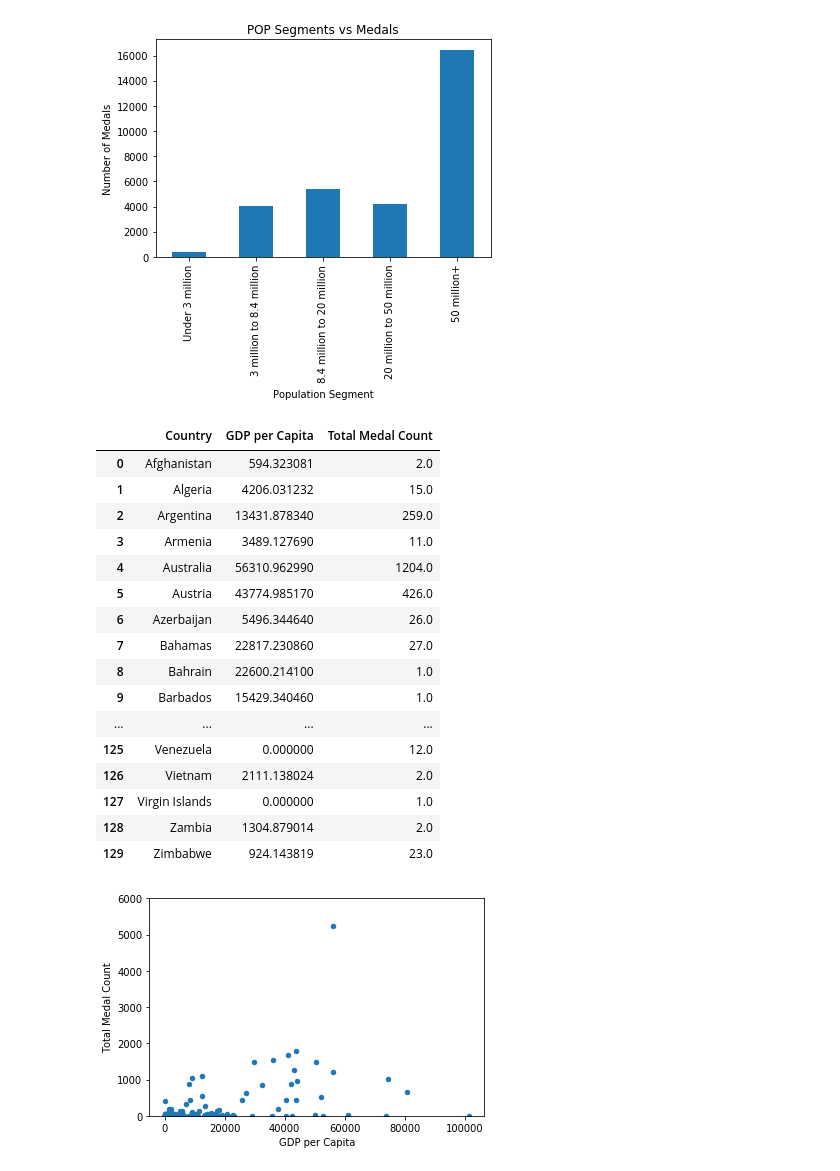
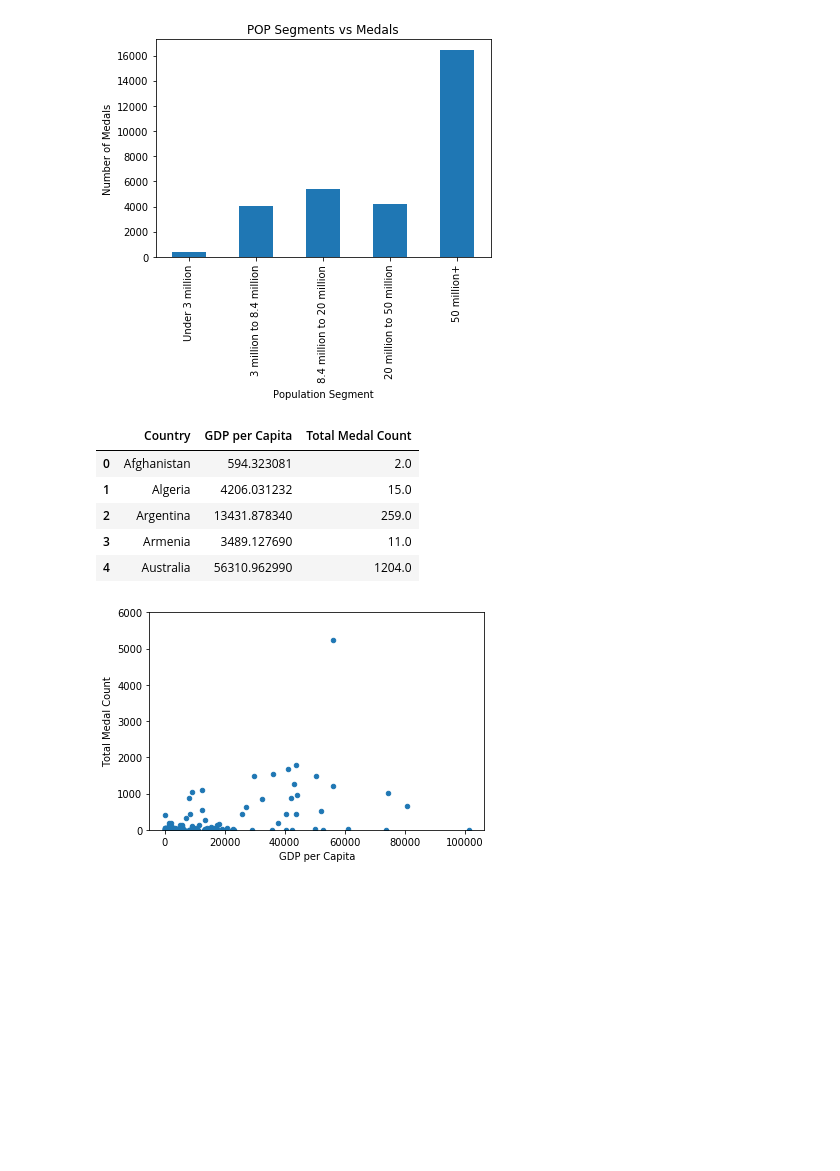
Before and after one commit to brittney-joyce/Olympic-Data-Analysis, a Jupyter notebook: Individual_Code/Taron/Taron Code.ipynb, the cells around one changed output. Saved outputs shown, nothing was run; the diff lists cells and outputs as text; code cells hidden in the pictures; blank space fills up the shorter version.

```diff
--- a/Individual_Code/Taron/Taron Code.ipynb
+++ b/Individual_Code/Taron/Taron Code.ipynb
@@ -119,26 +119,15 @@ plt.show()
 # %%
 #new df with selected columns
 gdpmed_ser=SW_Merge[['Country', 'GDP per Capita', 'Total Medal Count']].copy()
 #gdpmed_ser["GDP per Capita"]=gdpmed_ser["GDP per Capita"].map("$ {:,.2f}".format)
-gdpmed_ser
+gdpmed_ser.head()
 # %% [output]
 |  | Country | GDP per Capita | Total Medal Count |
 | 0 | Afghanistan | 594.323081 | 2.0 |
 | 1 | Algeria | 4206.031232 | 15.0 |
 | 2 | Argentina | 13431.878340 | 259.0 |
 | 3 | Armenia | 3489.127690 | 11.0 |
 | 4 | Australia | 56310.962990 | 1204.0 |
-| 5 | Austria | 43774.985170 | 426.0 |
-| 6 | Azerbaijan | 5496.344640 | 26.0 |
-| 7 | Bahamas | 22817.230860 | 27.0 |
-| 8 | Bahrain | 22600.214100 | 1.0 |
-| 9 | Barbados | 15429.340460 | 1.0 |
-| ... | ... | ... | ... |
-| 125 | Venezuela | 0.000000 | 12.0 |
-| 126 | Vietnam | 2111.138024 | 2.0 |
-| 127 | Virgin Islands | 0.000000 | 1.0 |
-| 128 | Zambia | 1304.879014 | 2.0 |
-| 129 | Zimbabwe | 924.143819 | 23.0 |
 # %%
 #GDP per Capita plot
 gdpmed_ser.plot(kind='scatter', x='GDP per Capita', y='Total Medal Count')
```
